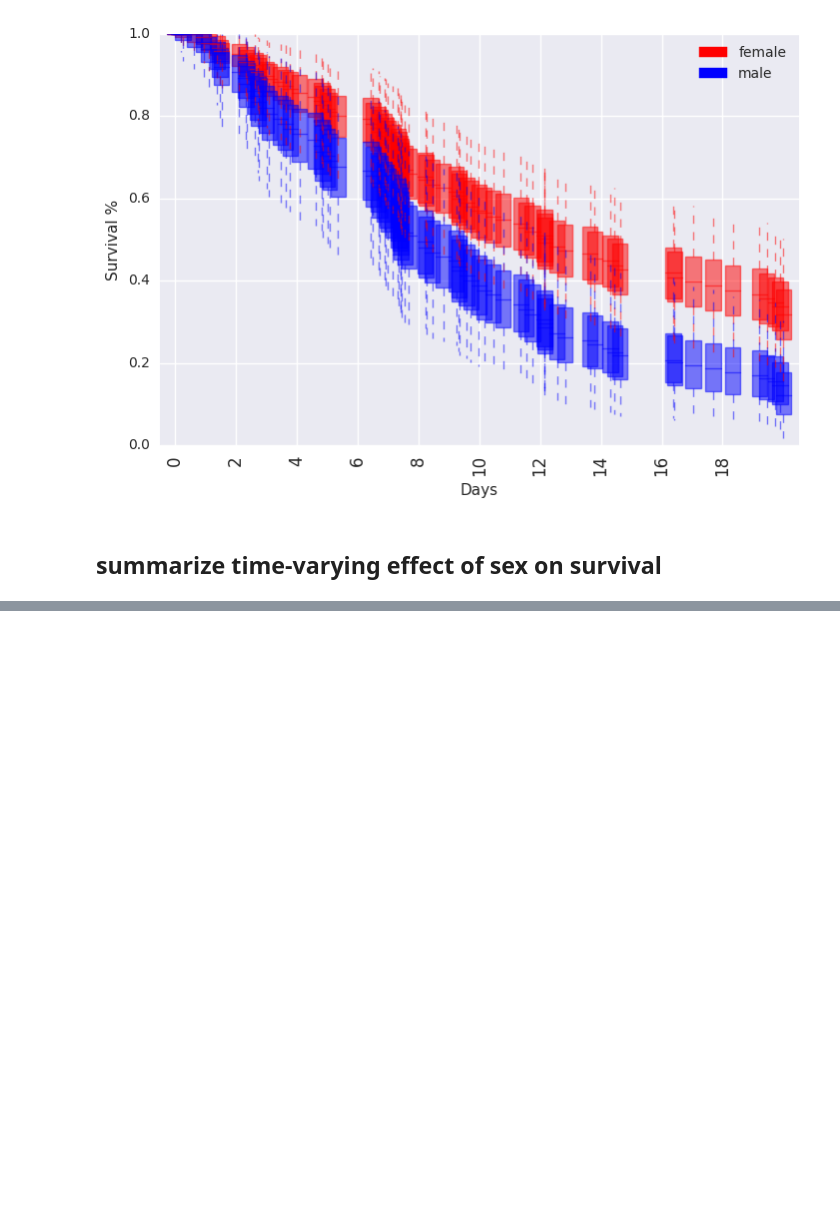
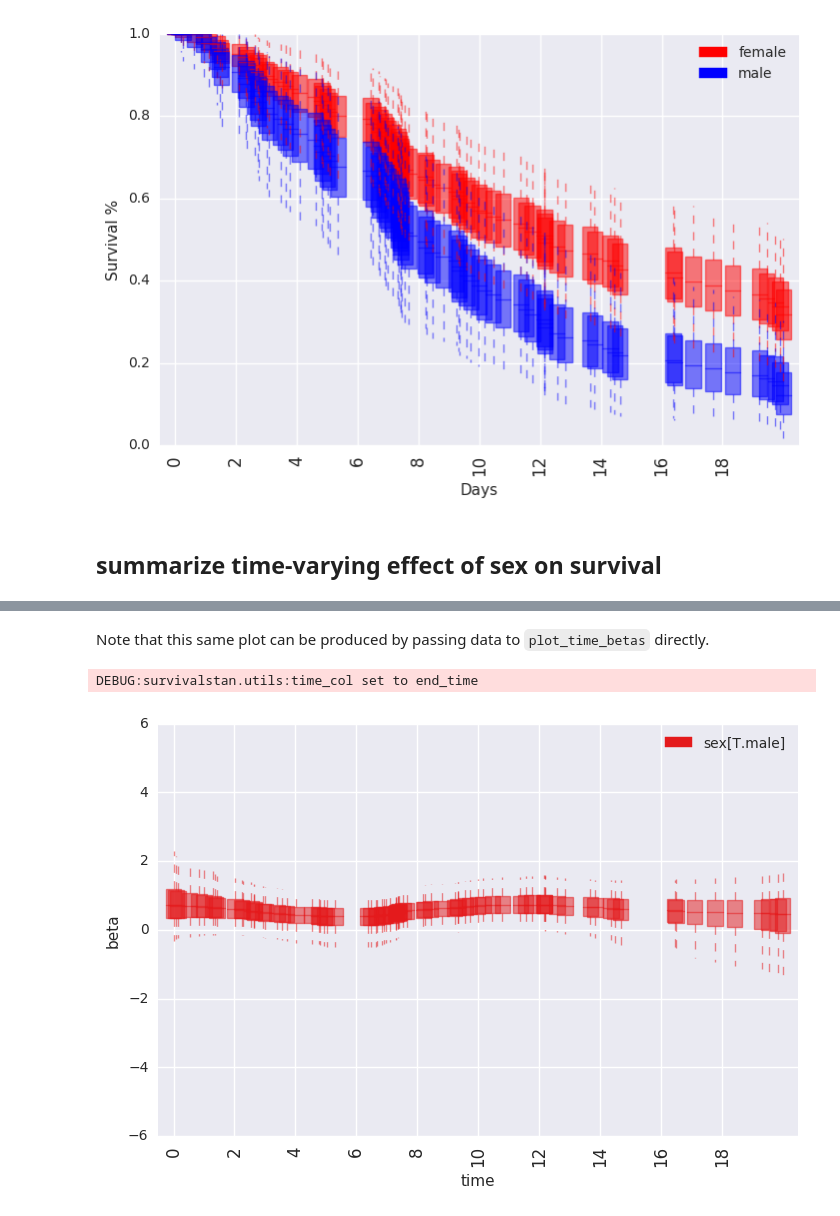
Before and after one commit to hammerlab/survivalstan, a Jupyter notebook: example-notebooks/Test pem_survival_model_timevarying with simulated data.ipynb, the cells around one changed output, grey strips where cells are left out. Drawn from its saved outputs; the diff is of its cells as text; code cells hidden in the pictures; blank space fills up the shorter version.

```diff
--- a/example-notebooks/Test pem_survival_model_timevarying with simulated data.ipynb
+++ b/example-notebooks/Test pem_survival_model_timevarying with simulated data.ipynb
@@ -142,0 +191,7 @@ testfit['time_beta'] = survivalstan.utils.extract_time_betas(testfit)
+# %% [markdown]
+Note that this same plot can be produced by passing data to `plot_time_betas` directly.
+# %%
+survivalstan.utils.plot_time_betas(df=first_beta, by=['coef'], y='beta', x='end_time')
+# %% [output]
+DEBUG:survivalstan.utils:time_col set to end_time
+[figure, added]
```
Also changed, not shown: parts of 8 cells of this notebook, 1 other file.
